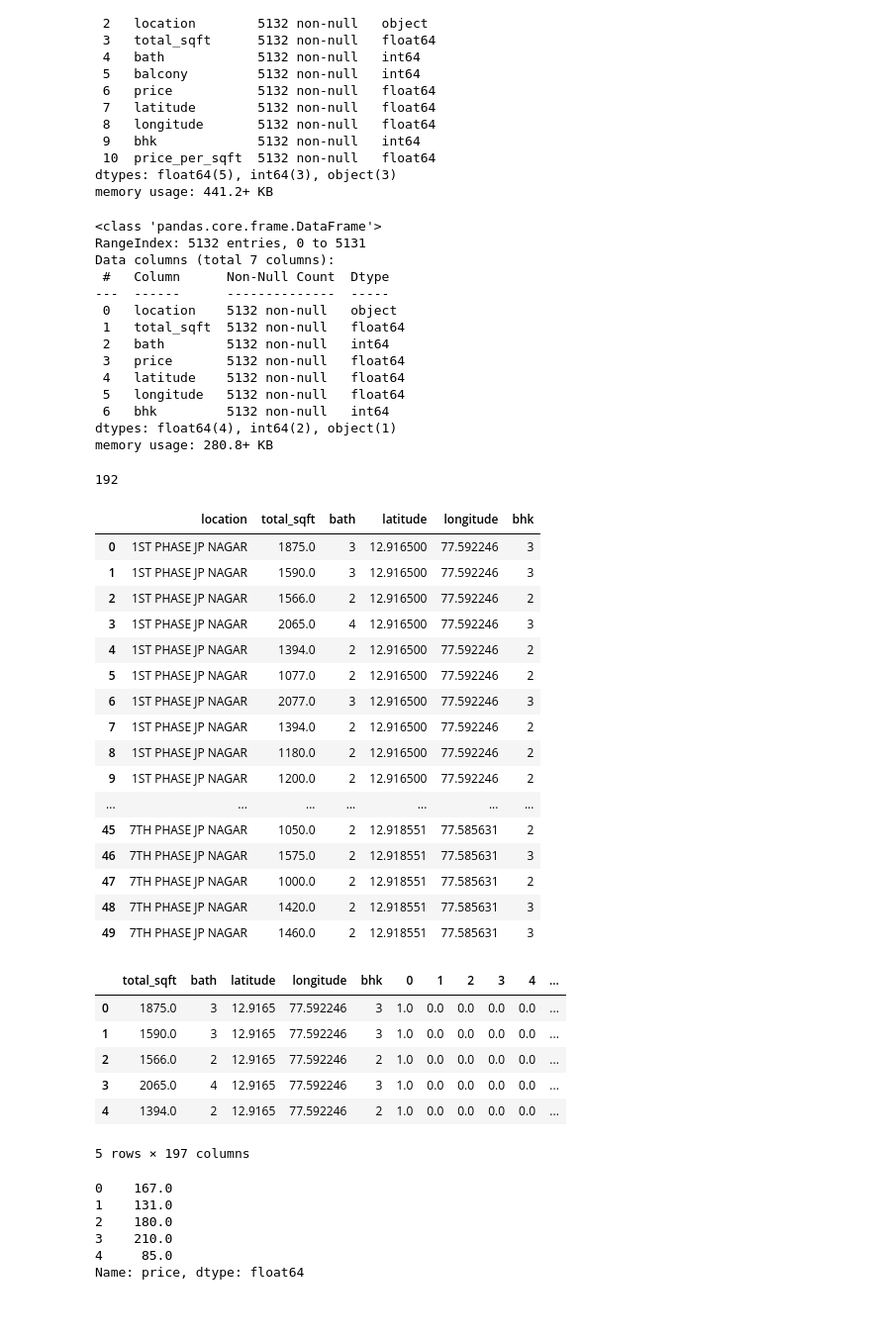
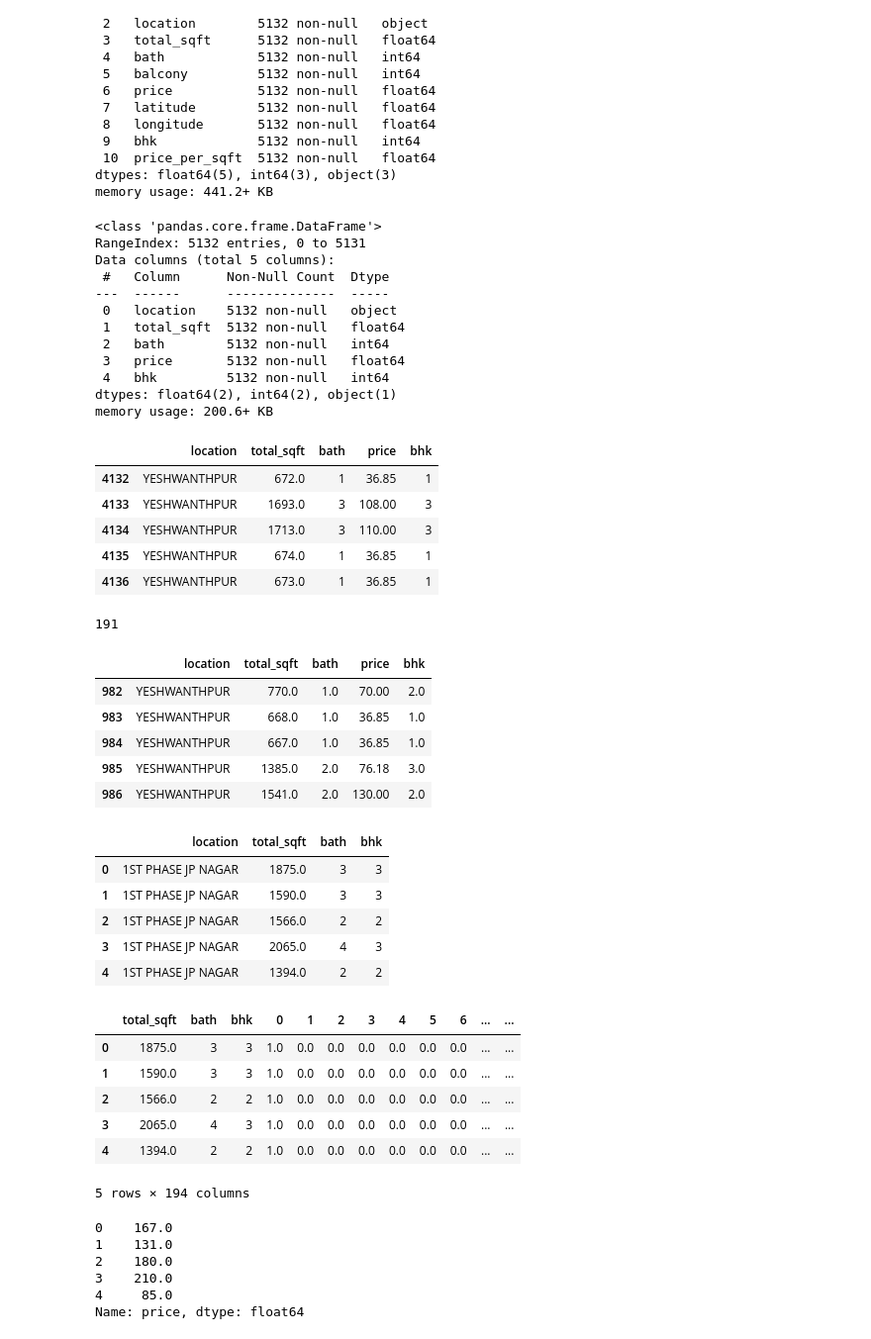
Before and after one commit to abhisekdas0fficial/house-price-prediction, a Jupyter notebook: Model.ipynb, the cells around one changed output. Shown: that part at 99% size. Saved outputs shown, nothing was run; the diff lists cells and outputs as text; code cells hidden in the pictures; blank space fills up the shorter version.

```diff
--- a/Model.ipynb
+++ b/Model.ipynb
@@ -44,26 +44,35 @@ dtypes: float64(5), int64(3), object(3)
 memory usage: 441.2+ KB
 # %%
 # Dropping columns due to low MI scores
-df_train.drop(["area_type", "availability", "balcony", "price_per_sqft"], axis=1, inplace=True)
-df_test.drop(["area_type", "availability", "balcony", "price_per_sqft"], axis=1, inplace=True)
+df_train.drop(["area_type", "availability", "balcony", "price_per_sqft", "latitude", "longitude"], axis=1, inplace=True)
+df_test.drop(["area_type", "availability", "balcony", "price_per_sqft", "latitude", "longitude"], axis=1, inplace=True)
 # %%
 df_train.info()
 # %% [output]
 <class 'pandas.core.frame.DataFrame'>
 RangeIndex: 5132 entries, 0 to 5131
-Data columns (total 7 columns):
+Data columns (total 5 columns):
  #   Column      Non-Null Count  Dtype
 ---  ------      --------------  -----
  0   location    5132 non-null   object
  1   total_sqft  5132 non-null   float64
  2   bath        5132 non-null   int64
  3   price       5132 non-null   float64
- 4   latitude    5132 non-null   float64
- 5   longitude   5132 non-null   float64
- 6   bhk         5132 non-null   int64
-dtypes: float64(4), int64(2), object(1)
-memory usage: 280.8+ KB
+ 4   bhk         5132 non-null   int64
+dtypes: float64(2), int64(2), object(1)
+memory usage: 200.6+ KB
+# %%
+df_train = df_train[df_train.location != "other"]
+# %%
+df_train.tail()
+# %% [output]
+|  | location | total_sqft | bath | price | bhk |
+| 4132 | YESHWANTHPUR | 672.0 | 1 | 36.85 | 1 |
+| 4133 | YESHWANTHPUR | 1693.0 | 3 | 108.00 | 3 |
+| 4134 | YESHWANTHPUR | 1713.0 | 3 | 110.00 | 3 |
+| 4135 | YESHWANTHPUR | 674.0 | 1 | 36.85 | 1 |
+| 4136 | YESHWANTHPUR | 673.0 | 1 | 36.85 | 1 |
 # %%
 df_train.location.nunique()
 # %% [output]
-192
+191
@@ -70,3 +81,12 @@ df_train.location.nunique()
+# %%
+df_test.tail()
+# %% [output]
+|  | location | total_sqft | bath | price | bhk |
+| 982 | YESHWANTHPUR | 770.0 | 1.0 | 70.00 | 2.0 |
+| 983 | YESHWANTHPUR | 668.0 | 1.0 | 36.85 | 1.0 |
+| 984 | YESHWANTHPUR | 667.0 | 1.0 | 36.85 | 1.0 |
+| 985 | YESHWANTHPUR | 1385.0 | 2.0 | 76.18 | 3.0 |
+| 986 | YESHWANTHPUR | 1541.0 | 2.0 | 130.00 | 2.0 |
 # %%
 X_train = df_train.copy()
 y_train = X_train.pop("price")
@@ -74,25 +94,14 @@ y_train = X_train.pop("price")
 X_test = df_test.copy()
 y_test = X_test.pop("price")
 # %%
-X_train.head(50)
+X_train.head()
 # %% [output]
-|  | location | total_sqft | bath | latitude | longitude | bhk |
-| 0 | 1ST PHASE JP NAGAR | 1875.0 | 3 | 12.916500 | 77.592246 | 3 |
-| 1 | 1ST PHASE JP NAGAR | 1590.0 | 3 | 12.916500 | 77.592246 | 3 |
-| 2 | 1ST PHASE JP NAGAR | 1566.0 | 2 | 12.916500 | 77.592246 | 2 |
-| 3 | 1ST PHASE JP NAGAR | 2065.0 | 4 | 12.916500 | 77.592246 | 3 |
-| 4 | 1ST PHASE JP NAGAR | 1394.0 | 2 | 12.916500 | 77.592246 | 2 |
-| 5 | 1ST PHASE JP NAGAR | 1077.0 | 2 | 12.916500 | 77.592246 | 2 |
-| 6 | 1ST PHASE JP NAGAR | 2077.0 | 3 | 12.916500 | 77.592246 | 3 |
-| 7 | 1ST PHASE JP NAGAR | 1394.0 | 2 | 12.916500 | 77.592246 | 2 |
-| 8 | 1ST PHASE JP NAGAR | 1180.0 | 2 | 12.916500 | 77.592246 | 2 |
-| 9 | 1ST PHASE JP NAGAR | 1200.0 | 2 | 12.916500 | 77.592246 | 2 |
-| ... | ... | ... | ... | ... | ... | ... |
-| 45 | 7TH PHASE JP NAGAR | 1050.0 | 2 | 12.918551 | 77.585631 | 2 |
-| 46 | 7TH PHASE JP NAGAR | 1575.0 | 2 | 12.918551 | 77.585631 | 3 |
-| 47 | 7TH PHASE JP NAGAR | 1000.0 | 2 | 12.918551 | 77.585631 | 2 |
-| 48 | 7TH PHASE JP NAGAR | 1420.0 | 2 | 12.918551 | 77.585631 | 3 |
-| 49 | 7TH PHASE JP NAGAR | 1460.0 | 2 | 12.918551 | 77.585631 | 3 |
+|  | location | total_sqft | bath | bhk |
+| 0 | 1ST PHASE JP NAGAR | 1875.0 | 3 | 3 |
+| 1 | 1ST PHASE JP NAGAR | 1590.0 | 3 | 3 |
+| 2 | 1ST PHASE JP NAGAR | 1566.0 | 2 | 2 |
+| 3 | 1ST PHASE JP NAGAR | 2065.0 | 4 | 3 |
+| 4 | 1ST PHASE JP NAGAR | 1394.0 | 2 | 2 |
 # %%
 from sklearn.preprocessing import OneHotEncoder
 
@@ -118,13 +127,13 @@ OH_X_test = pd.concat([num_X_test, OH_cols_test], axis=1)
 # %%
 OH_X_train.head()
 # %% [output]
-|  | total_sqft | bath | latitude | longitude | bhk | 0 | 1 | 2 | 3 | 4 | ... |
-| 0 | 1875.0 | 3 | 12.9165 | 77.592246 | 3 | 1.0 | 0.0 | 0.0 | 0.0 | 0.0 | ... |
-| 1 | 1590.0 | 3 | 12.9165 | 77.592246 | 3 | 1.0 | 0.0 | 0.0 | 0.0 | 0.0 | ... |
-| 2 | 1566.0 | 2 | 12.9165 | 77.592246 | 2 | 1.0 | 0.0 | 0.0 | 0.0 | 0.0 | ... |
-| 3 | 2065.0 | 4 | 12.9165 | 77.592246 | 3 | 1.0 | 0.0 | 0.0 | 0.0 | 0.0 | ... |
-| 4 | 1394.0 | 2 | 12.9165 | 77.592246 | 2 | 1.0 | 0.0 | 0.0 | 0.0 | 0.0 | ... |
+|  | total_sqft | bath | bhk | 0 | 1 | 2 | 3 | 4 | 5 | 6 | ... | ... |
+| 0 | 1875.0 | 3 | 3 | 1.0 | 0.0 | 0.0 | 0.0 | 0.0 | 0.0 | 0.0 | ... | ... |
+| 1 | 1590.0 | 3 | 3 | 1.0 | 0.0 | 0.0 | 0.0 | 0.0 | 0.0 | 0.0 | ... | ... |
+| 2 | 1566.0 | 2 | 2 | 1.0 | 0.0 | 0.0 | 0.0 | 0.0 | 0.0 | 0.0 | ... | ... |
+| 3 | 2065.0 | 4 | 3 | 1.0 | 0.0 | 0.0 | 0.0 | 0.0 | 0.0 | 0.0 | ... | ... |
+| 4 | 1394.0 | 2 | 2 | 1.0 | 0.0 | 0.0 | 0.0 | 0.0 | 0.0 | 0.0 | ... | ... |
-5 rows × 197 columns
+5 rows × 194 columns
 # %%
 y_train.head()
 # %% [output]
```
Also changed, not shown: parts of 47 cells of this notebook.
